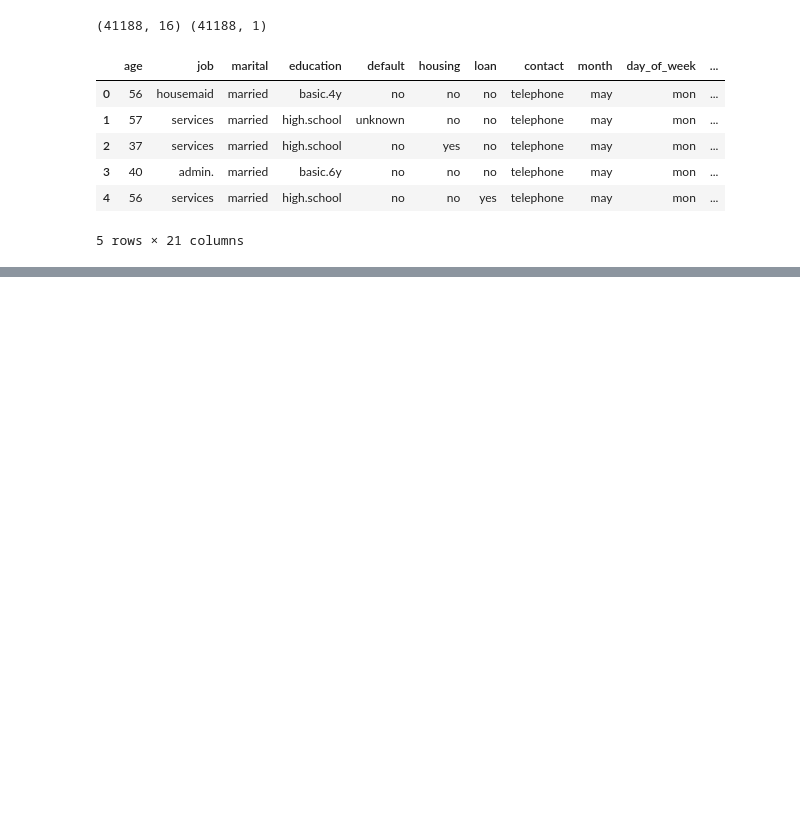
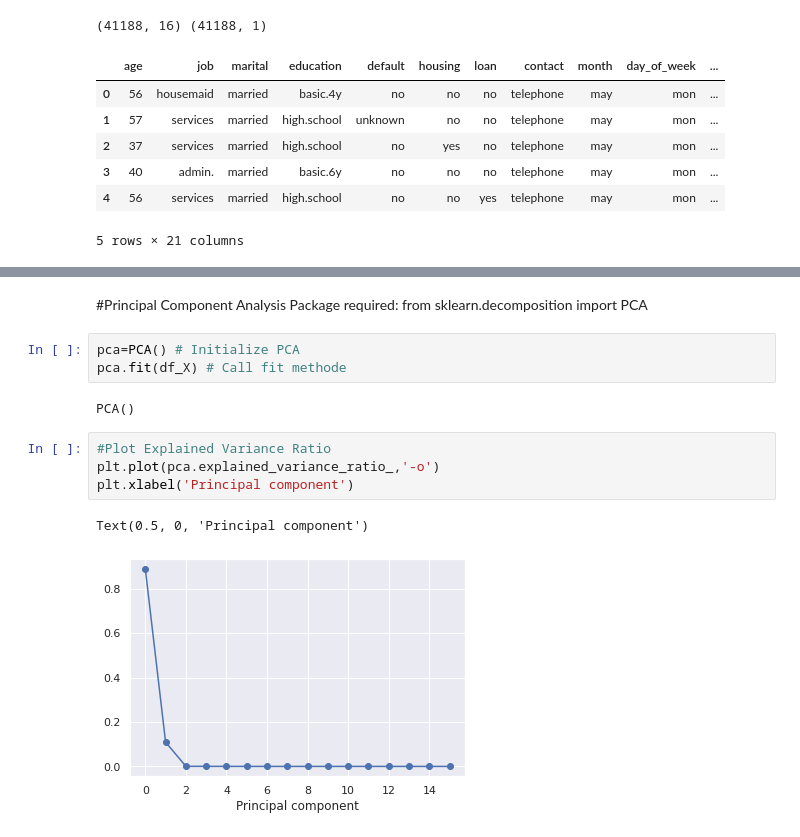
Before and after one commit to SandraOtt/M3, a Jupyter notebook: M3_ModulWork.ipynb, the cells around one changed output, grey strips where cells are left out. Saved outputs shown, nothing was run; the diff lists cells and outputs as text; blank space fills up the shorter version.

```diff
--- a/M3_ModulWork.ipynb
+++ b/M3_ModulWork.ipynb
@@ -134,0 +163,15 @@ plt.scatter(y_test, reg.predict(x_test))
+# %% [markdown]
+#Principal Component Analysis
+Package required: from sklearn.decomposition import PCA
+# %%
+pca=PCA() # Initialize PCA
+pca.fit(df_X) # Call fit methode
+# %% [output]
+PCA()
+# %%
+#Plot Explained Variance Ratio
+plt.plot(pca.explained_variance_ratio_,'-o')
+plt.xlabel('Principal component')
+# %% [output]
+Text(0.5, 0, 'Principal component')
+[figure, added]
```
Also changed, not shown: parts of 16 cells of this notebook.
